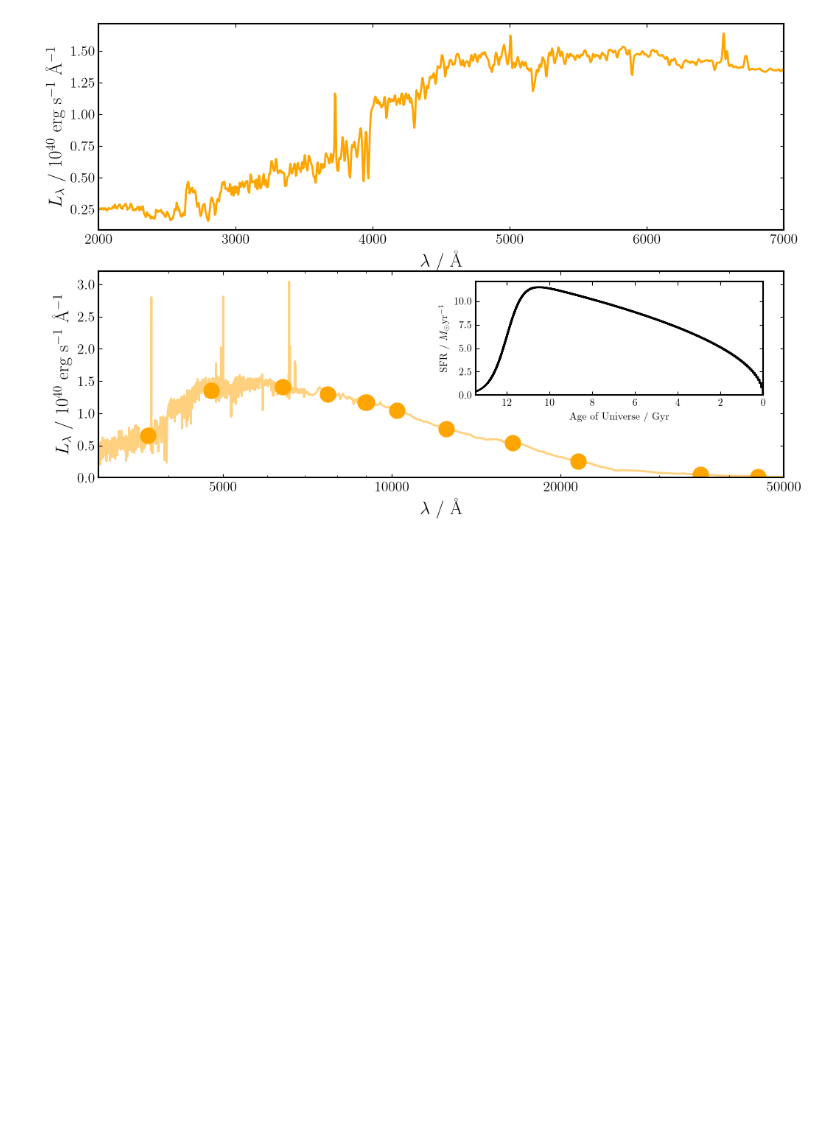
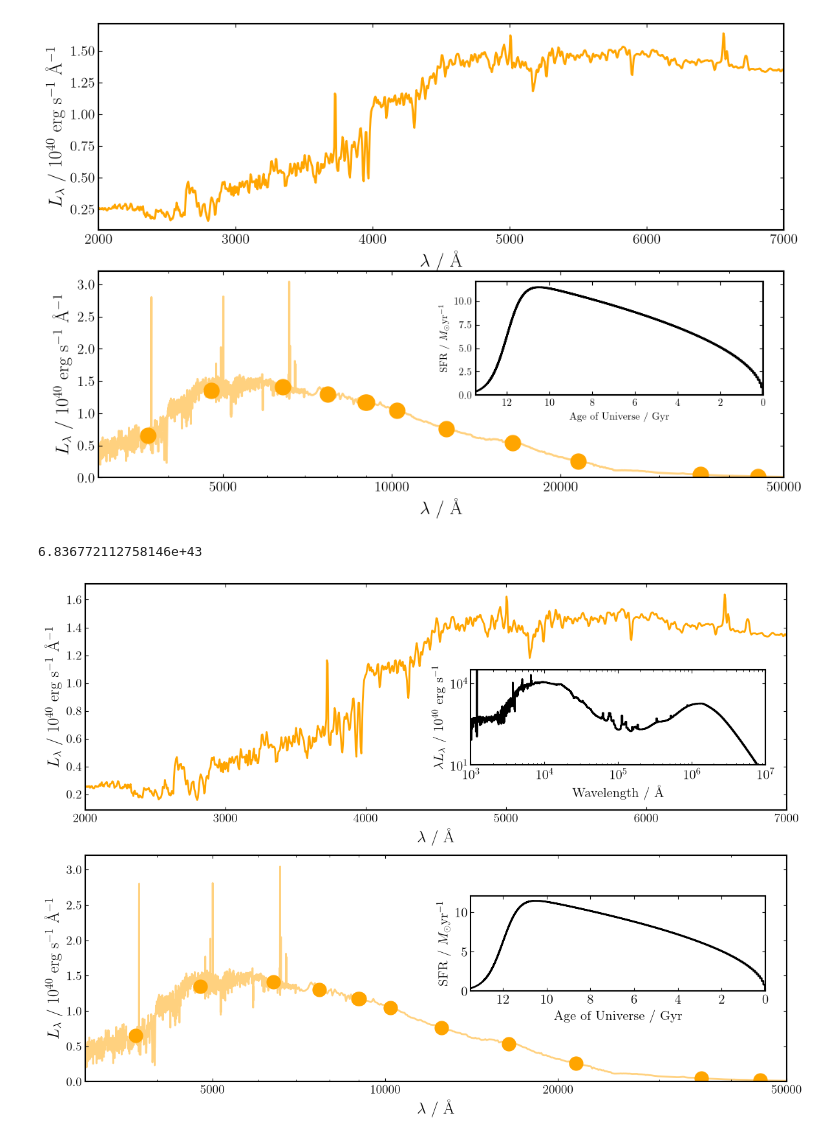
Before and after one commit to ChristineHao-zhcekl/galprior, a Jupyter notebook: BAGPIPES/Bagpipes.ipynb, the cells around one changed output. Cells and saved outputs as stored; diff of their text form; code cells hidden in the pictures; blank space fills up the shorter version.

Commit message:
Figure 1 done!

```diff
--- a/BAGPIPES/Bagpipes.ipynb
+++ b/BAGPIPES/Bagpipes.ipynb
@@ -190,3 +190,52 @@ ax_sfh.set_ylabel(r'SFR / $M_\odot \mathrm{yr^{-1}}$', fontsize = 10)
 ax_sfh.tick_params(labelsize = 10)
 # %% [output]
 [figure]
+# %%
+#lambda*L_lambda inset
+
+lambda_Llam = model.wavelengths * model.spectrum_full
+
+print(np.interp(5000, model.wavelengths, lambda_Llam))
+# %% [output]
+6.836772112758146e+43
+# %%
+plt.close("all")
+
+fig, (ax0, ax1) = plt.subplots(nrows = 2, ncols=1, figsize = (14, 10))
+ax0.plot(wavelength, luminosity / 10**40, color = "orange")
+ax0.set_xlim(np.min(wavelength), np.max(wavelength))
+ax0.set_xlabel(r"$\lambda$ / \AA")
+ax0.set_ylabel(r"$L_\lambda\ /\ 10^{40}$ erg s$^{-1}$ \AA$^{-1}$")
+
+ax_lam = ax0.inset_axes([0.55, 0.2, 0.42, 0.42])
+ax_lam.step(model.wavelengths, lambda_Llam/10**40, where="mid", color="black")
+ax_lam.set_xscale('log')
+ax_lam.set_yscale('log')
+ax_lam.set_xlim(1e3, 1e7)
+ax_lam.set_ylim(10, 3e4)
+ax_lam.set_xlabel(r'Wavelength / $\textrm{\AA}$', fontsize = 15)
+ax_lam.set_ylabel(r'$\lambda L_{\lambda}$ / $10^{40}$ erg s$^{-1}$', fontsize = 15)
+ax_lam.tick_params(labelsize = 15)
+
+ax1.plot(wavs, full_spec / 10**40, color = "orange", alpha = 0.5, zorder = 1)
+ax1.plot(filter_eff_wavs, photometry / 10**40, marker = 'o', color = "orange", linestyle="none", markersize= 15, zorder = 2)
+ax1.set_xscale('log')
+ax1.set_xlim(3000, 50000)
+ax1.set_ylim(0, 3.2)
+ax1.set_xticks([5000, 10000, 20000, 50000])
+ax1.xaxis.set_major_formatter(ticker.ScalarFormatter())
+ax1.xaxis.set_minor_formatter(ticker.NullFormatter())
+ax1.set_xlabel(r"$\lambda$ / \AA")
+ax1.set_ylabel(r"$L_\lambda\ /\ 10^{40}$ erg s$^{-1}$ \AA$^{-1}$")
+
+ax_sfh = ax1.inset_axes([0.55, 0.4, 0.42, 0.42])
+ax_sfh.step(t_form_gyr, SFR_bin, where="mid", color="black")
+ax_sfh.set_xlim(age_universe* 10**(-9), 0)
+ax_sfh.set_ylim(bottom=0)
+ax_sfh.set_xlabel('Age of Universe / Gyr', fontsize = 15)
+ax_sfh.set_ylabel(r'SFR / $M_\odot \mathrm{yr^{-1}}$', fontsize = 15)
+ax_sfh.tick_params(labelsize = 15)
+os.mkdir("figures")
+fig.savefig("figures/fig1_reproduction.pdf")
+# %% [output]
+[figure, added]
```
Also changed, not shown: 1 other file.
